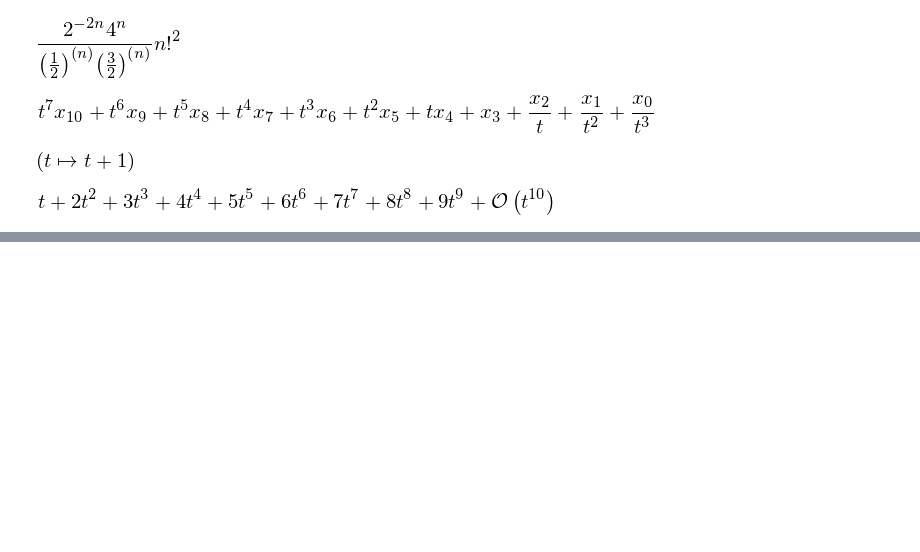
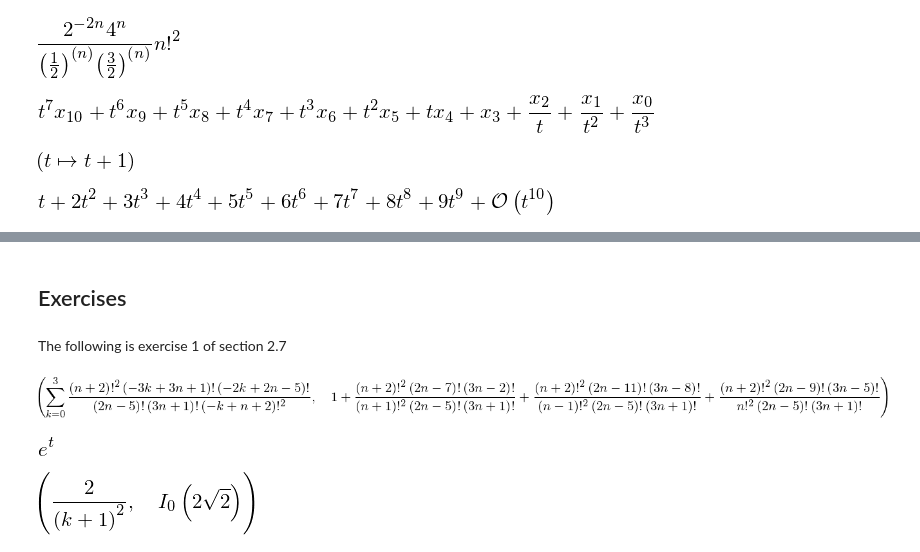
Before and after one commit to massimo-nocentini/pacc, a Jupyter notebook: sympy-notebook/Analysis of Algorithms.ipynb, the cells around one changed output, grey strips where cells are left out. Saved outputs shown, nothing was run; the diff lists cells and outputs as text; code cells hidden in the pictures; blank space fills up the shorter version.

```diff
--- a/sympy-notebook/Analysis of Algorithms.ipynb
+++ b/sympy-notebook/Analysis of Algorithms.ipynb
@@ -369,0 +401,20 @@ TypeError: unsupported operand type(s) for @: 'list' and 'list'
+# %% [markdown]
+## Exercises
+# %% [markdown]
+The following is exercise 1 of section 2.7
+# %%
+def f(n): return (factorial(3*n+1)*factorial(2*n-5))/((factorial(n+2))**2)
+n,k=symbols('n k')
+_sum = Sum(f(n-k)/f(n), (k,0,3))
+_sum, _sum.doit()
+# %% [output]
+[figure, added]
+# %%
+hyper([],[],t).simplify()
+# %% [output]
+[figure, added]
+# %%
+def term(k): return (2**k)/(factorial(k)**2)
+(term(k+1)/term(k)).simplify(), Sum(term(k),(k,0,oo)).doit()
+# %% [output]
+[figure, added]
```
Also changed, not shown: parts of 7 cells of this notebook.
